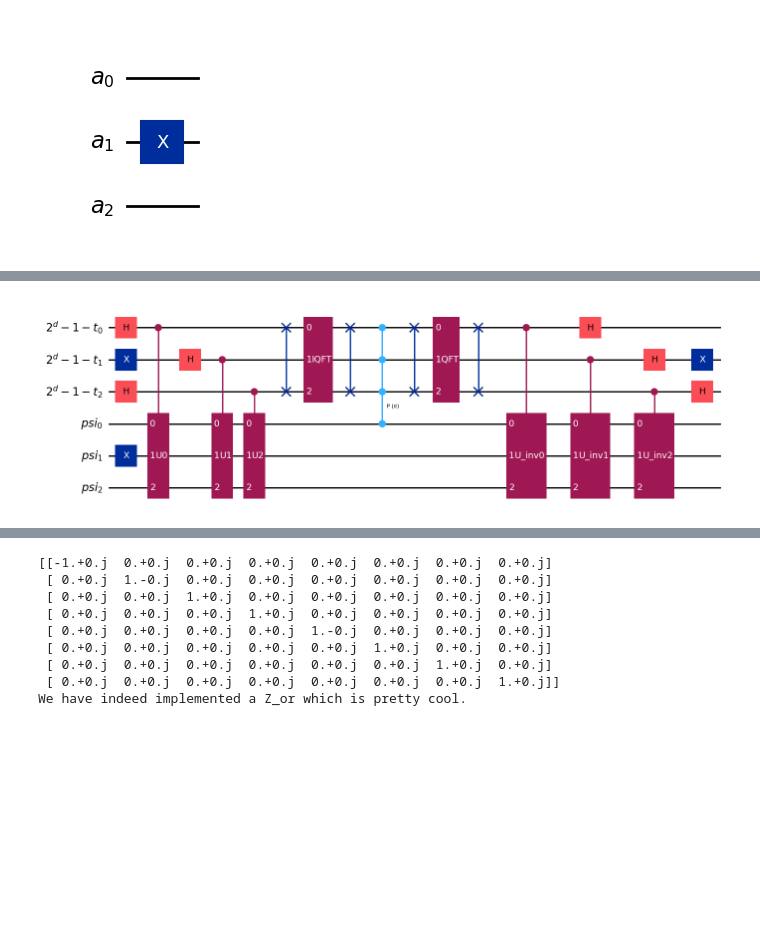
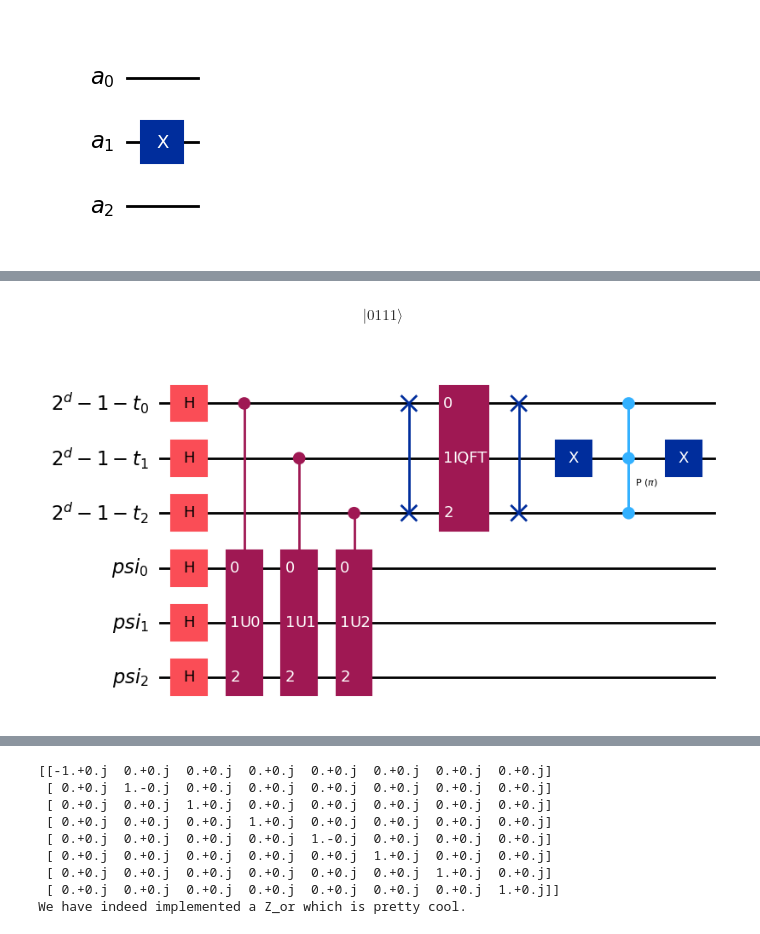
Before and after one commit to pankmunbodh/Quantum-Calculator, a Jupyter notebook: QPE and Grover.ipynb, the cells around one changed output, grey strips where cells are left out. Drawn from its saved outputs; the diff is of its cells as text; code cells hidden in the pictures; blank space fills up the shorter version.

```diff
--- a/QPE and Grover.ipynb
+++ b/QPE and Grover.ipynb
@@ -127,7 +127,7 @@ def power_diag_U(power, n, thetas):
         raise Exception("2^n should be the same length as the array of phases.")
 
     for theta in thetas:
-        diagonals = np.append(diagonals, np.exp(2*np.pi*1.j*theta))
+        diagonals = np.append(diagonals, np.exp(2*np.pi*1.j*theta*power))
     #diagonals = np.array([np.exp(2*np.pi*1.j*theta1),np.exp(2*np.pi*1.j*theta2),np.exp(2*np.pi*1.j*theta3),np.exp(2*np.pi*1.j*theta4),np.exp(2*np.pi*1.j*theta5),np.exp(2*np.pi*1.j*theta6),np.exp(2*np.pi*1.j*theta7),np.exp(2*np.pi*1.j*theta8)])**power
 
     return diagonals.tolist()
@@ -226,12 +254,12 @@ def QPE_dagger(d,n,thetas):
     #Hadamard gates on each |0>_d
 
     for i in range(d):
-        U_i_inv = power_U_inverse(2**i,n,thetas).to_gate(label="U_inv"+str(i))
+        U_i_inv = power_U_inverse(2**(2-i),n,thetas).to_gate(label="U_inv"+str(i))
         U_i_inv_controlled = U_i_inv.control(1)
 
-        qc.append(U_i_inv_controlled, [qr_0[i]] + qr_psi[:])
+        qc.append(U_i_inv_controlled, [qr_0[2-i]] + qr_psi[:])
 
-        qc.h(qr_0[i])
+        qc.h(qr_0[2-i])
 
 
     return qc
@@ -293,5 +321,26 @@ print(thetas)
 # %%
 from qiskit.circuit.library import MCPhaseGate
+# %%
+bla = QuantumRegister(4)
+blablabla = QuantumCircuit(bla)
+blablabla.x(bla[:3])
+blablabla.mcp(np.pi,bla[:3],bla[3])
+blablabla.draw(output="mpl")
+Statevector(blablabla).draw("latex")
+# %% [output]
+$$ |0111\rangle$$
+# %%
+def unscramble(t, qr): # this converts |t>_d to |2^d-1>_d so that it is only this combination that will flip sign when a multi-controlled Z is applied in U_f
+    #Input: t, quantum_register qr
+    qc = QuantumCircuit(qr)
+
+    d = len(qr)
+    alpha = 2**d-1-t
+    bit_str = bit_string(alpha,d)[::-1] # I need to reverse because of qiskit indexing of register
+    for i in range(d):
+        if bit_str[i] == '1':
+            qc.x(qr[i])
+    return qc
 # %%
 #This function measures what comes out of the QPE above. The "measurement" is performed by sampling over the probability distribution
 # of the final state vector produced by the QPE circuit, and returning the "collapsed" state as a bit-string.
@@ -310,49 +359,69 @@ def U_f(psi,d,n,thetas): # sv_ini is Initial State Vector to feed in to QPE
 
     qc = QuantumCircuit(qr_0,qr_psi)
 
+    #Erase?
+    #qc.h(qr_psi[0])
+    #qc.x(qr_psi[1])
+    #qc.x(qr_psi[2])
+    qc.h(qr_psi)
+
+
     qc_0_ini = initial_conditions(2**d - 1 - t,qr_0)
     qc_psi_ini = initial_conditions(psi,qr_psi)
 
-    qc.compose(qc_0_ini,qubits=qr_0[:],inplace=True)
-    qc.compose(qc_psi_ini,qubits=qr_psi[:],inplace=True)
+    #qc.compose(qc_0_ini,qubits=qr_0[:],inplace=True)
+    #qc.compose(qc_psi_ini,qubits=qr_psi[:],inplace=True)
 
 
 
 
     qc_qpe = QPE(d,n,thetas)
     qc.compose(qc_qpe, qubits=qr_0[:] + qr_psi[:],inplace=True)
 
     #mcp_gate = MCPhaseGate(lam=np.pi, num_ctrl_qubits=3) # so that get a MCZ gate.
 
     #qc.append(mcp_gate, [0, 1, 2])
 
-    qc.mcp(np.pi, qr_0,qr_psi[0])
+    #qc.mcp(np.pi, qr_0,qr_psi[0])
+
+    #add 2 more mcp gates
+    #qc.mcp(np.pi, qr_0,qr_psi[1])
+    #qc.mcp(np.pi, qr_0,qr_psi[2])
 
 
     qc_qpe_dagger = QPE_dagger(d,n,thetas)
-    qc.compose(qc_qpe_dagger, qubits = qr_0[:] + qr_psi[:], inplace=True)
+    #qc.compose(qc_qpe_dagger, qubits = qr_0[:] + qr_psi[:], inplace=True)
 
     qc_0_ini_inv = initial_conditions(2**d - 1 - t,qr_0).inverse()
-    qc.compose(qc_0_ini_inv,qubits=qr_0[:],inplace=True)
+    #qc.compose(qc_0_ini_inv,qubits=qr_0[:],inplace=True)
+
+    #erase?
+    #qc.compose(qc_0_ini,qubits=qr_0[:],inplace=True)
 
     #bit_str = bit_string_input(t,psi,d,n)
 
     #counter=0
 
     #=
 
+    qc_0_unscrambled = unscramble(t,qr_0)
+    qc.compose(qc_0_unscrambled, qubits = qr_0, inplace=True)
+
+    qc.mcp(np.pi, qr_0[:d-1],qr_0[d-1])
+
+    qc.compose(qc_0_unscrambled, qubits = qr_0, inplace=True) # it is its own inverse.
 
 
     #sv_ini = bit_to_state(bit_str)
 
     return qc
 
-psi = 2
+psi = 0
 
 qc = U_f(psi,d,n,thetas)
 qc.draw(output="mpl")
 # %% [output]
-[figure, old version]
+[figure, new version]
 # %%
 
 sv_fin = Statevector(qc)
```
Also changed, not shown: parts of 15 cells of this notebook.
